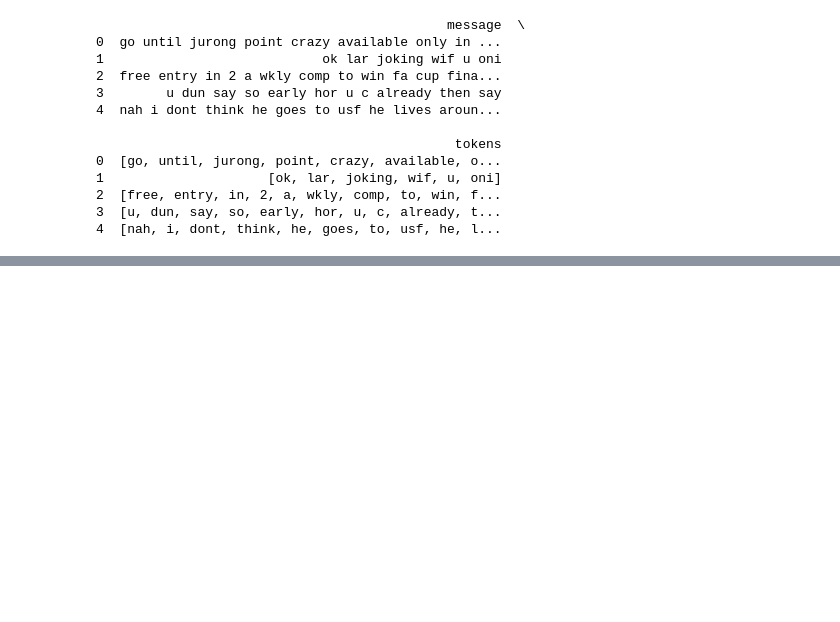
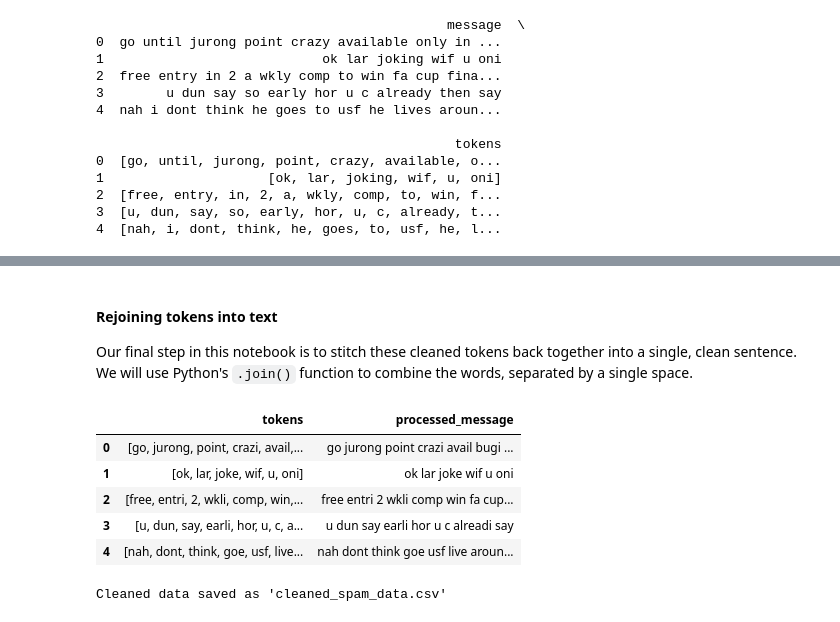
Before and after one commit to srijonresearch-code/Introductory-Natural-Language-Processing, a Jupyter notebook: CleaningTextData.ipynb, the cells around one changed output, grey strips where cells are left out. Cells and saved outputs as stored; diff of their text form; code cells hidden in the pictures; blank space fills up the shorter version.

```diff
--- a/CleaningTextData.ipynb
+++ b/CleaningTextData.ipynb
@@ -113,0 +123,9 @@ print(df[['message','tokens']].head())
+# %%
+from nltk.corpus import stopwords
+
+# store the English stopwords in a set for faster preprocessing
+stop_words=set(stopwords.words('english'))
+
+# Apply a filter to keep only the tokens that are not in stop_words
+df['tokens']=df['tokens'].apply(lambda x: [word for word in x if word not in stop_words])
+print(df['tokens'])
@@ -113,0 +156,9 @@ print(df[['message','tokens']].head())
+# %%
+# Stemming
+from nltk.stem import PorterStemmer
+ps=PorterStemmer()
+
+# Apply the stemmer to chop off prefixes/suffixes and find the root stem
+df['tokens']=df['tokens'].apply(lambda x: [ps.stem(word) for word in x])
+
+print(df['tokens'])
@@ -113,0 +178,21 @@ print(df[['message','tokens']].head())
+# %% [markdown]
+#### Rejoining tokens into text
+Our final step in this notebook is to stitch these cleaned tokens back together into a single, clean sentence. We will use Python's `.join()` function to combine the words, separated by a single space.
+# %%
+df['processed_message']=df['tokens'].apply(lambda x: ' '.join(x))
+df[['tokens','processed_message']].head()
+# %% [output]
+|  | tokens | processed_message |
+| 0 | [go, jurong, point, crazi, avail,... | go jurong point crazi avail bugi ... |
+| 1 | [ok, lar, joke, wif, u, oni] | ok lar joke wif u oni |
+| 2 | [free, entri, 2, wkli, comp, win,... | free entri 2 wkli comp win fa cup... |
+| 3 | [u, dun, say, earli, hor, u, c, a... | u dun say earli hor u c alreadi say |
+| 4 | [nah, dont, think, goe, usf, live... | nah dont think goe usf live aroun... |
+# %%
+# --- SAVE THE CLEANED DATA ---
+
+df.to_csv('cleaned_spam_data.csv', index=False)
+
+print("Cleaned data saved as 'cleaned_spam_data.csv'")
+# %% [output]
+Cleaned data saved as 'cleaned_spam_data.csv'
```
Also changed, not shown: parts of 6 cells of this notebook, 1 other file.
